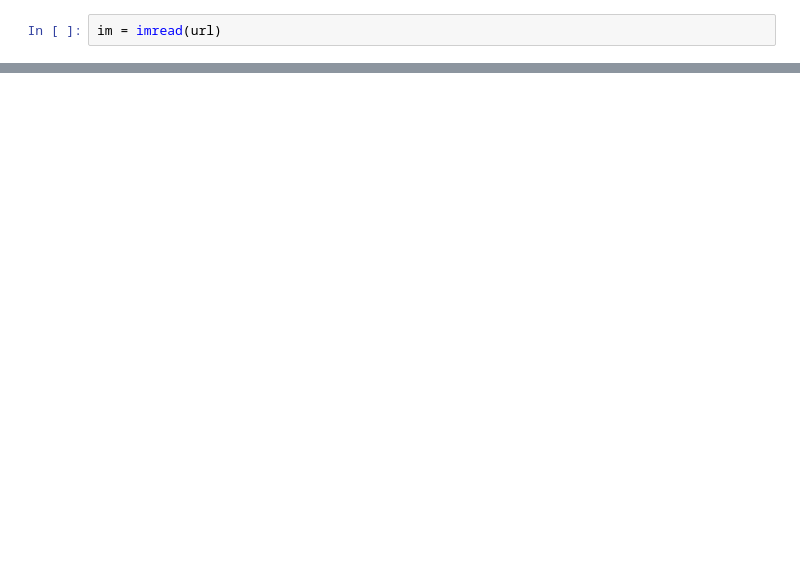
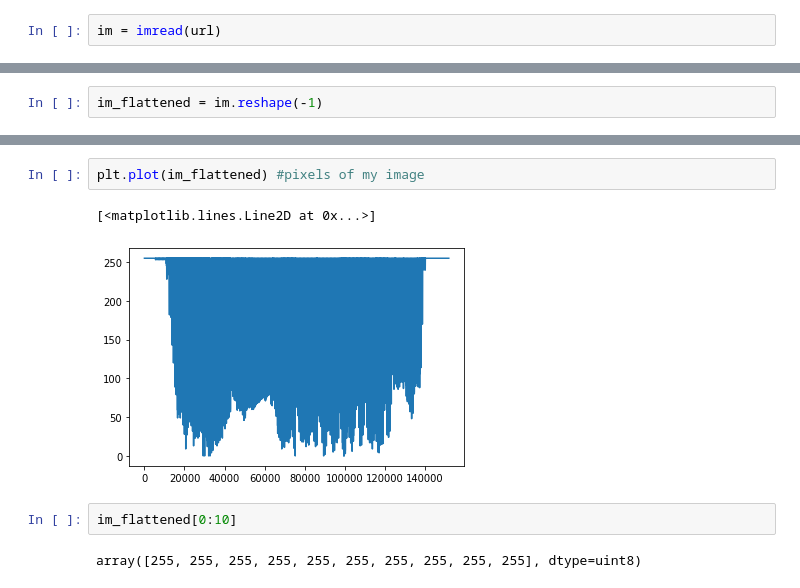
Before and after one commit to skylarsepanek/Stats_Sepanek, a Jupyter notebook: Sepanek_Lab_4_.ipynb, the cells around one changed output, grey strips where cells are left out. Drawn from its saved outputs; the diff is of its cells as text; blank space fills up the shorter version.

```diff
--- a/Sepanek_Lab_4_.ipynb
+++ b/Sepanek_Lab_4_.ipynb
@@ -11 +15,3 @@ im = imread(url)
+# %%
+im_flattened = im.reshape(-1)
 # %%
@@ -14,3 +20,12 @@ plt.imshow(im);
 plt.axis('off');
 # %% [output]
 [figure]
+# %%
+plt.plot(im_flattened) #pixels of my image
+# %% [output]
+[<matplotlib.lines.Line2D at 0x...>]
+[figure, added]
+# %%
+im_flattened[0:10]
+# %% [output]
+array([255, 255, 255, 255, 255, 255, 255, 255, 255, 255], dtype=uint8)
```
Also changed, not shown: parts of 7 cells of this notebook.
